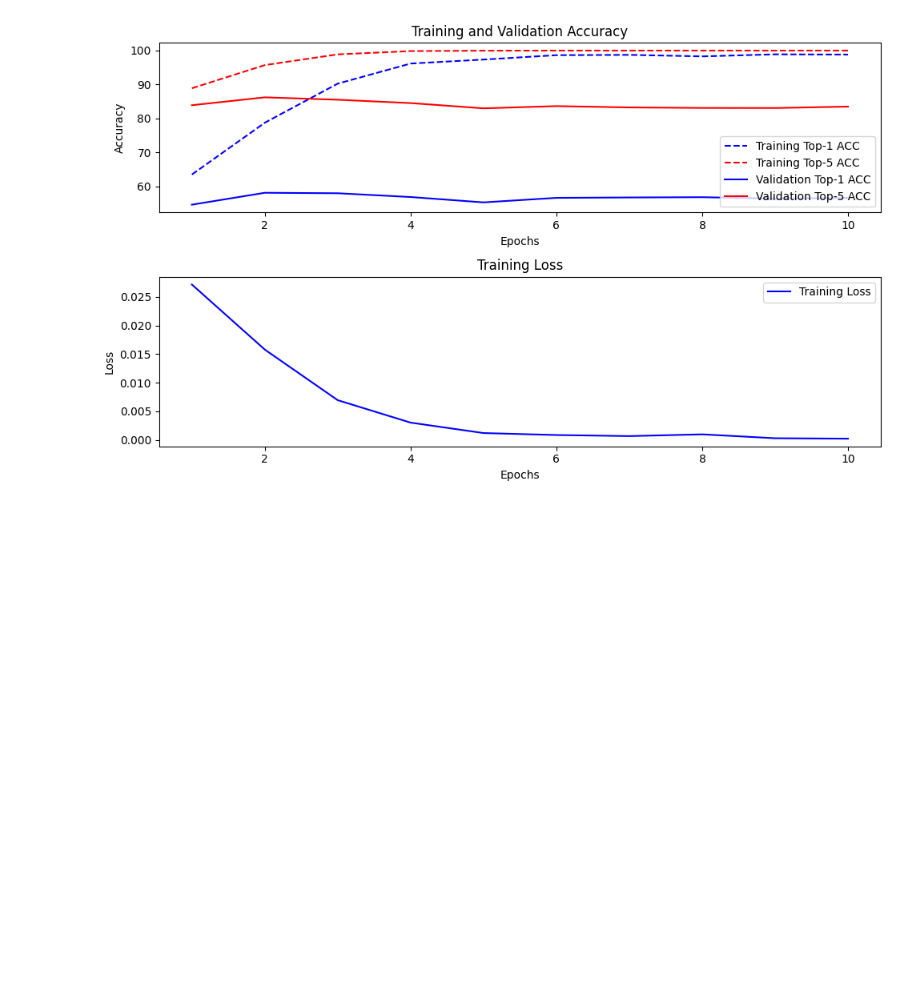
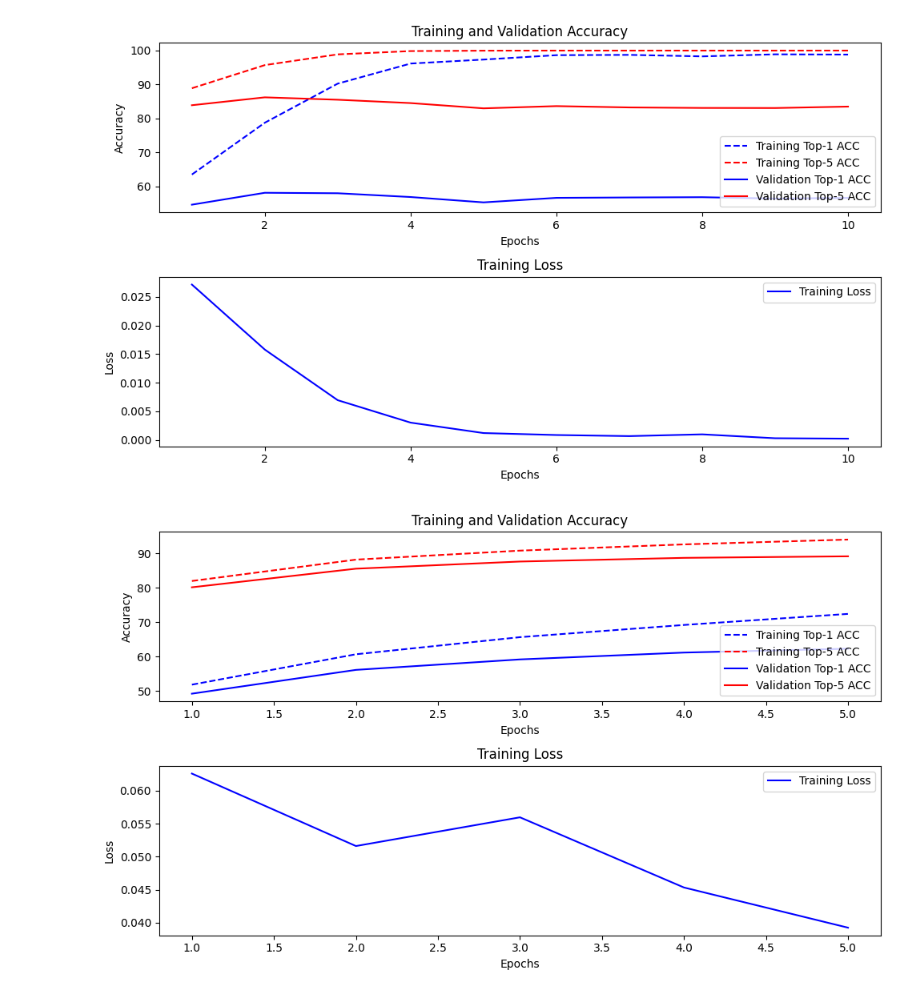
Before and after one commit to josephjamison04/cs231n_final_project, a Jupyter notebook: plot_ACC.ipynb, the cells around one changed output. Cells and saved outputs as stored; diff of their text form; code cells hidden in the pictures; blank space fills up the shorter version.

```diff
--- a/plot_ACC.ipynb
+++ b/plot_ACC.ipynb
@@ -51,3 +51,9 @@ epochs, train_acc1, train_acc5, val_acc1, val_acc5, train_loss = parse_log(file)
 plot_progress(epochs, train_acc1, train_acc5, val_acc1, val_acc5, train_loss)
 # %% [output]
 [figure]
+# %%
+file = '/home/ubuntu/CS231N/cs231n_final_project/SwinTransformer/logs/swin-from_pretrain-5epochs-lr_1e-05-l2_0.0-12_12_6.txt'  # Set your filename here
+epochs, train_acc1, train_acc5, val_acc1, val_acc5, train_loss = parse_log(file)
+plot_progress(epochs, train_acc1, train_acc5, val_acc1, val_acc5, train_loss)
+# %% [output]
+[figure, added]
```
Also changed, not shown: 5 other files.
